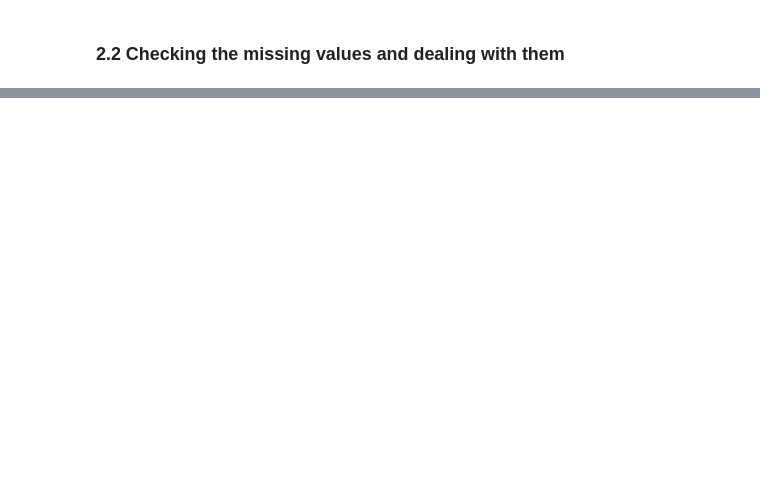
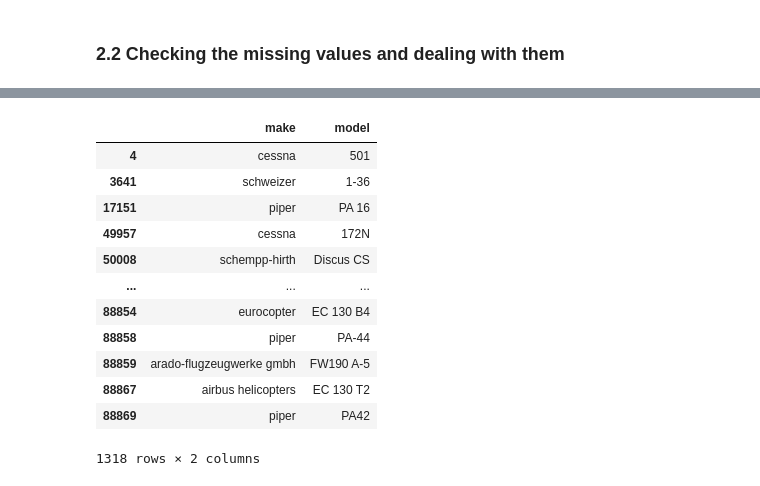
Before and after one commit to davidmasai/End_of_phase1_project, a Jupyter notebook: technical_presentation/end_of_phase1_technical_presentation.ipynb, the cells around one changed output, grey strips where cells are left out. Cells and saved outputs as stored; diff of their text form; code cells hidden in the pictures; blank space fills up the shorter version.

```diff
--- a/technical_presentation/end_of_phase1_technical_presentation.ipynb
+++ b/technical_presentation/end_of_phase1_technical_presentation.ipynb
@@ -123,0 +510,29 @@ df.head(1)
+# %%
+#engine_type column
+#number of missing values
+df['engine_type'].isna().sum()
+
+#Plan is to leveraging the contextual relationships (type_engines,make,model) between features to make informed imputations.
+# Extract unique combinations of make and model where engine_types is NaN
+new_engines = df[df['engine_type'].isna()][['make', 'model']].drop_duplicates()# this data frame contains planes make and models who's engine data is unknown
+
+
+#step 2 use online querries to find the engines missing as null values
+#save the dataframe with unique combinations as a csv
+new_engines.to_csv('engine_type_missing.csv',index=False)
+# %%
+new_engines
+# %% [output]
+|  | make | model |
+| 4 | cessna | 501 |
+| 3641 | schweizer | 1-36 |
+| 17151 | piper | PA 16 |
+| 49957 | cessna | 172N |
+| 50008 | schempp-hirth | Discus CS |
+| ... | ... | ... |
+| 88854 | eurocopter | EC 130 B4 |
+| 88858 | piper | PA-44 |
+| 88859 | arado-flugzeugwerke gmbh | FW190 A-5 |
+| 88867 | airbus helicopters | EC 130 T2 |
+| 88869 | piper | PA42 |
+1318 rows × 2 columns
```
Also changed, not shown: parts of 40 cells of this notebook, 3 other files.
